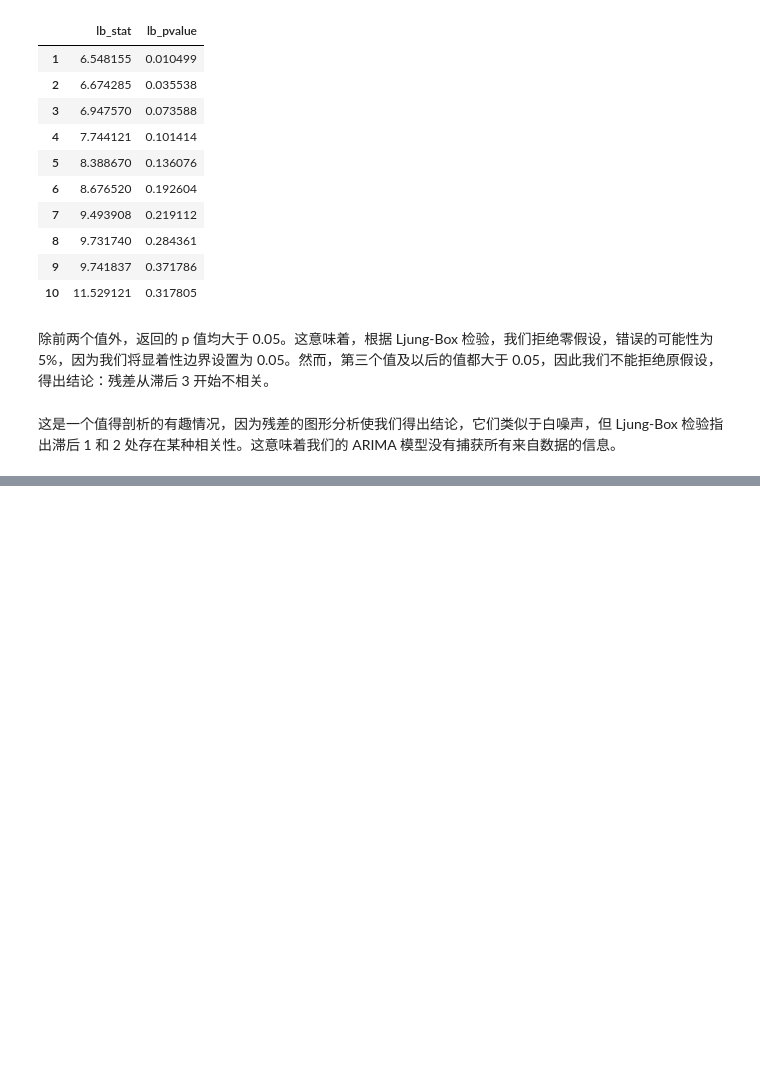
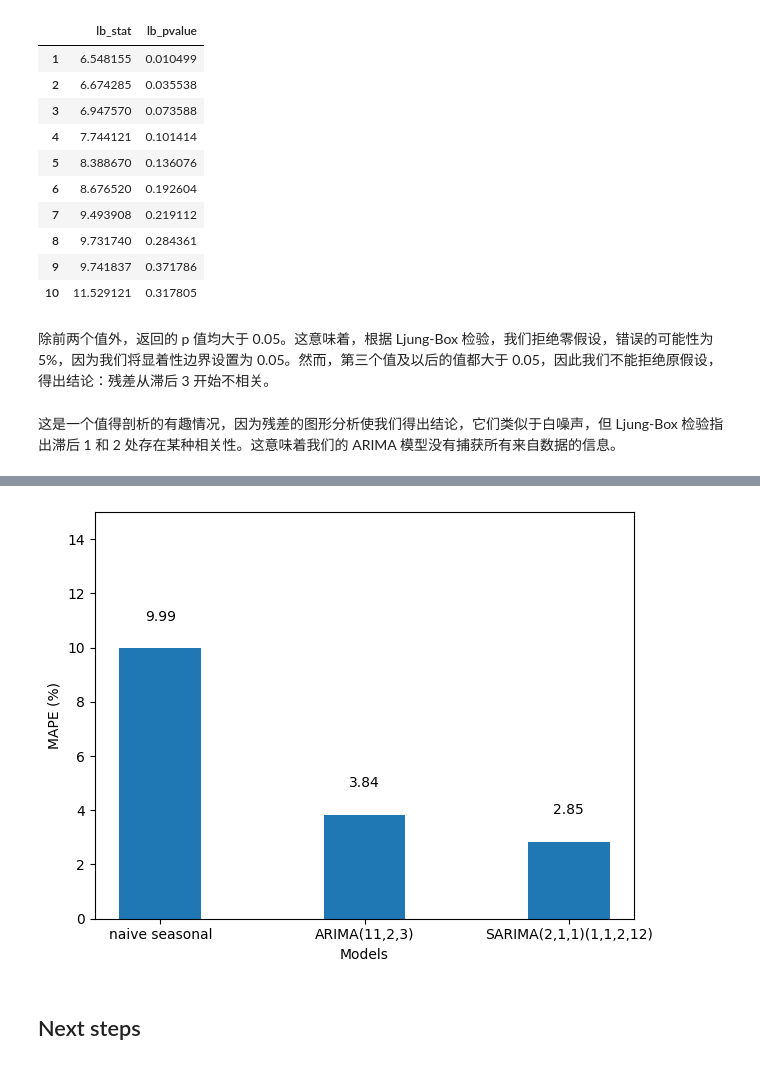
Before and after one commit to JPL-JUNO/Time-Series, a Jupyter notebook: TSFP/code/ch08_accounting_for_seasonality.ipynb, the cells around one changed output, grey strips where cells are left out. Saved outputs shown, nothing was run; the diff lists cells and outputs as text; code cells hidden in the pictures; blank space fills up the shorter version.

```diff
--- a/TSFP/code/ch08_accounting_for_seasonality.ipynb
+++ b/TSFP/code/ch08_accounting_for_seasonality.ipynb
@@ -318,0 +411,26 @@ acorr_ljungbox(residuals, np.arange(1, 11, 1))
+# %%
+from sklearn.metrics import mean_absolute_percentage_error
+
+mape_naive_seasonal = 100 * mean_absolute_percentage_error(
+    test["Passengers"], test["naive_seasonal"]
+)
+mape_ARIMA = 100 * mean_absolute_percentage_error(
+    test["Passengers"], test["ARIMA_pred"]
+)
+mape_SARIMA = 100 * mean_absolute_percentage_error(
+    test["Passengers"], test["SARIMA_pred"]
+)
+fig, ax = plt.subplots()
+x = ["naive seasonal", "ARIMA(11,2,3)", "SARIMA(2,1,1)(1,1,2,12)"]
+y = [mape_naive_seasonal, mape_ARIMA, mape_SARIMA]
+ax.bar(x, y, width=0.4)
+ax.set_xlabel("Models")
+ax.set_ylabel("MAPE (%)")
+ax.set_ylim(0, 15)
+for index, value in enumerate(y):
+    plt.text(x=index, y=value + 1, s=str(round(value, 2)), ha="center")
+plt.tight_layout()
+# %% [output]
+[figure, added]
+# %% [markdown]
+## Next steps
```
Also changed, not shown: parts of 14 cells of this notebook, 2 other files.
